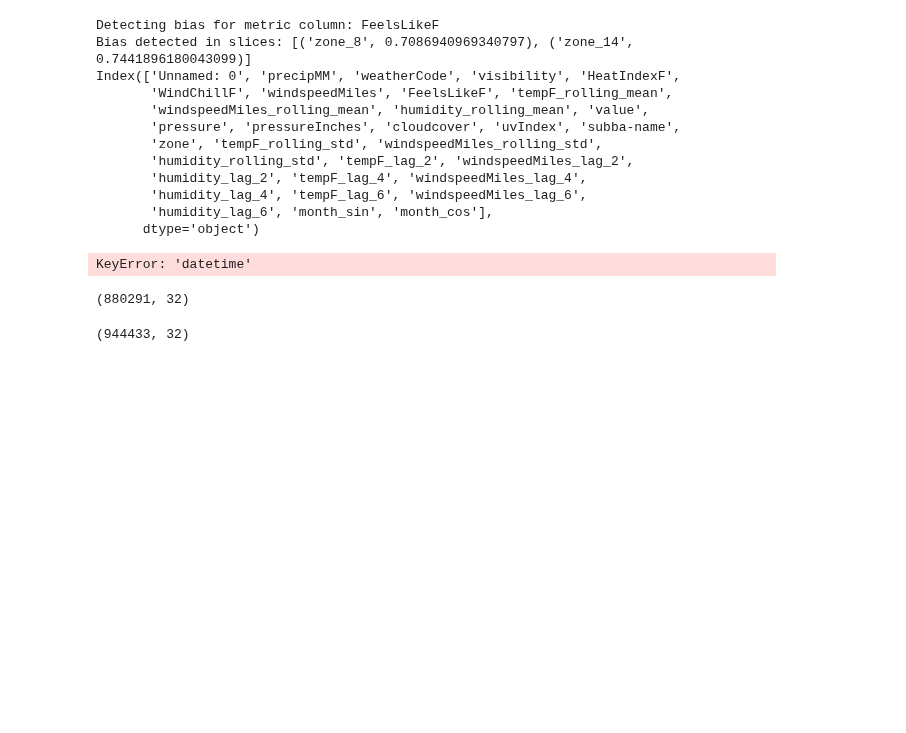
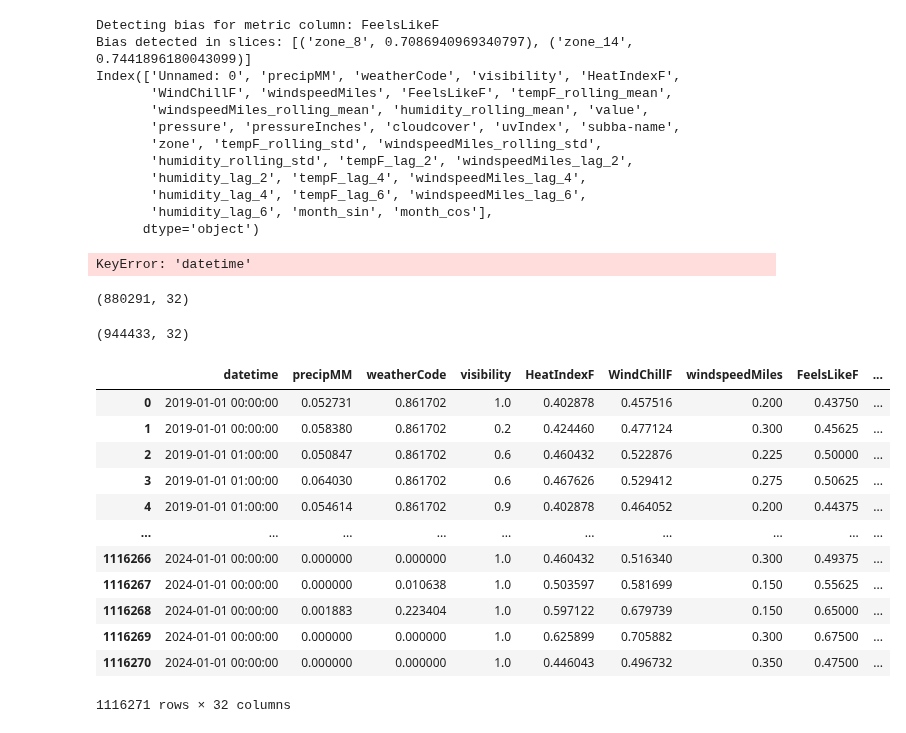
Before and after one commit to MLOPS-IE7374-Fall2024-G9/mlops-project, a Jupyter notebook: experiments/data_bias_slicing.ipynb, the cells around one changed output. Saved outputs shown, nothing was run; the diff lists cells and outputs as text; code cells hidden in the pictures; blank space fills up the shorter version.

```diff
--- a/experiments/data_bias_slicing.ipynb
+++ b/experiments/data_bias_slicing.ipynb
@@ -172,3 +172,24 @@ data.shape
 resampled_data.shape
 # %% [output]
 (944433, 32)
+# %%
+import pandas as pd
+
+df = pd.read_csv('/Users/akm/Desktop/mlops-project/data_preprocess.csv')
+df['subba-name'] = df['subba-name'].astype(str)
+df['zone'] = df['zone'].astype(str)
+df
+# %% [output]
+|  | datetime | precipMM | weatherCode | visibility | HeatIndexF | WindChillF | windspeedMiles | FeelsLikeF | ... |
+| 0 | 2019-01-01 00:00:00 | 0.052731 | 0.861702 | 1.0 | 0.402878 | 0.457516 | 0.200 | 0.43750 | ... |
+| 1 | 2019-01-01 00:00:00 | 0.058380 | 0.861702 | 0.2 | 0.424460 | 0.477124 | 0.300 | 0.45625 | ... |
+| 2 | 2019-01-01 01:00:00 | 0.050847 | 0.861702 | 0.6 | 0.460432 | 0.522876 | 0.225 | 0.50000 | ... |
+| 3 | 2019-01-01 01:00:00 | 0.064030 | 0.861702 | 0.6 | 0.467626 | 0.529412 | 0.275 | 0.50625 | ... |
+| 4 | 2019-01-01 01:00:00 | 0.054614 | 0.861702 | 0.9 | 0.402878 | 0.464052 | 0.200 | 0.44375 | ... |
+| ... | ... | ... | ... | ... | ... | ... | ... | ... | ... |
+| 1116266 | 2024-01-01 00:00:00 | 0.000000 | 0.000000 | 1.0 | 0.460432 | 0.516340 | 0.300 | 0.49375 | ... |
+| 1116267 | 2024-01-01 00:00:00 | 0.000000 | 0.010638 | 1.0 | 0.503597 | 0.581699 | 0.150 | 0.55625 | ... |
+| 1116268 | 2024-01-01 00:00:00 | 0.001883 | 0.223404 | 1.0 | 0.597122 | 0.679739 | 0.150 | 0.65000 | ... |
+| 1116269 | 2024-01-01 00:00:00 | 0.000000 | 0.000000 | 1.0 | 0.625899 | 0.705882 | 0.300 | 0.67500 | ... |
+| 1116270 | 2024-01-01 00:00:00 | 0.000000 | 0.000000 | 1.0 | 0.446043 | 0.496732 | 0.350 | 0.47500 | ... |
+1116271 rows × 32 columns
```
Also changed, not shown: parts of 12 cells of this notebook, 6 other files.
